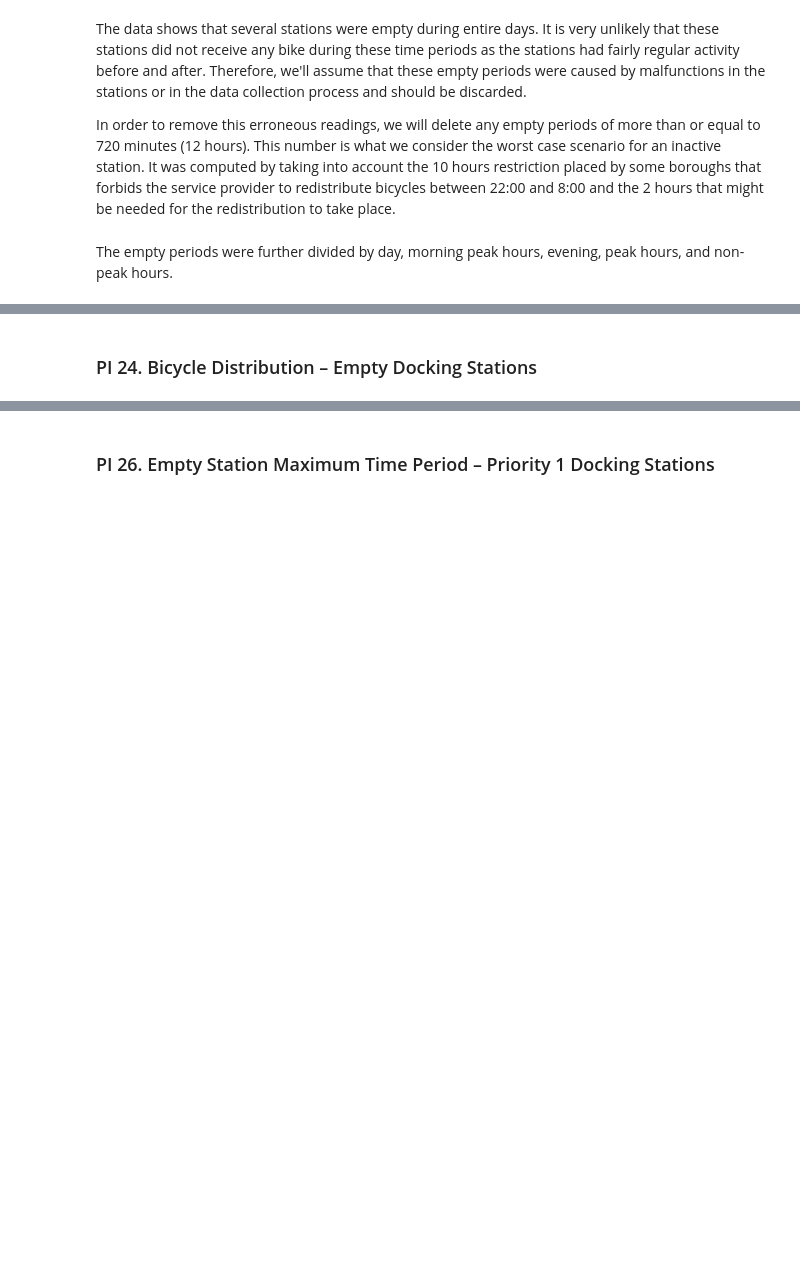
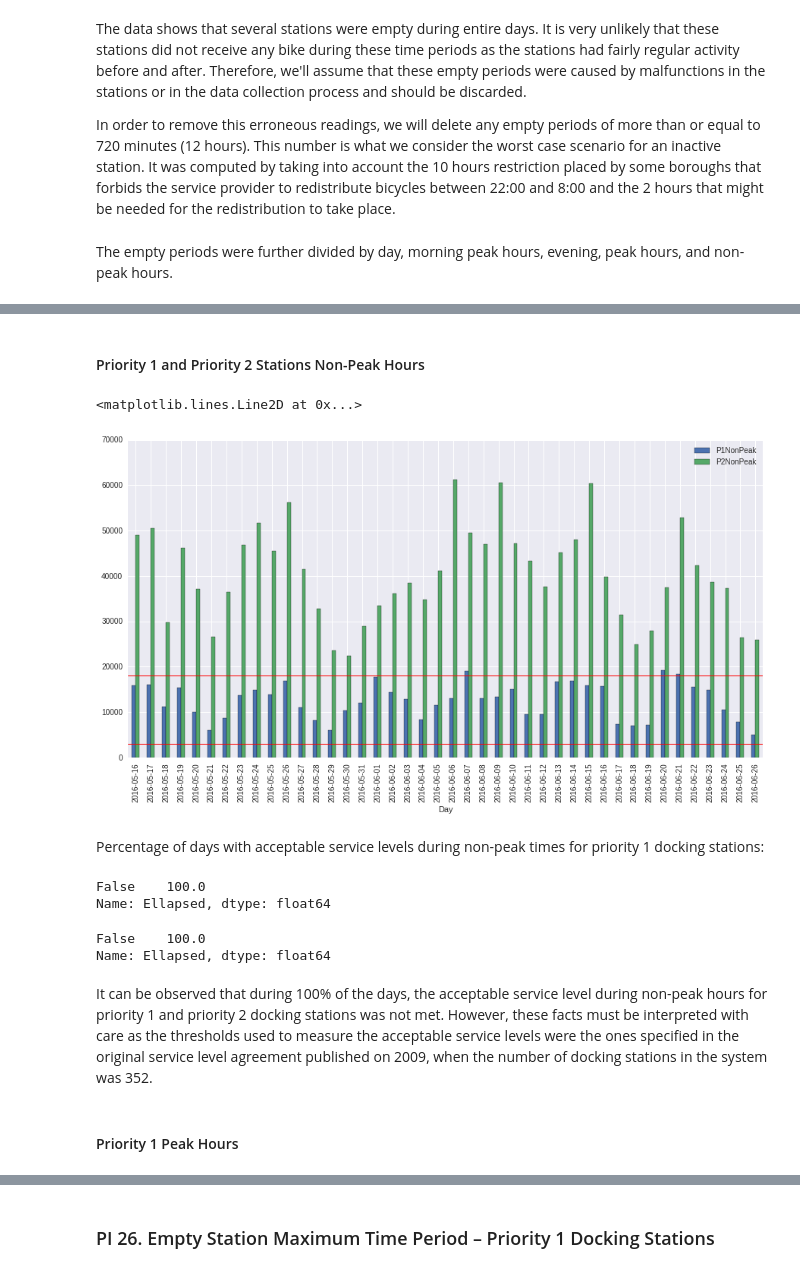
Before and after one commit to ibrahim85/spts-uoe, a Jupyter notebook: Untitled.ipynb, the cells around one changed output, grey strips where cells are left out. Drawn from its saved outputs; the diff is of its cells as text; code cells hidden in the pictures; blank space fills up the shorter version.

Commit message:
did empty PIs

```diff
--- a/Untitled.ipynb
+++ b/Untitled.ipynb
@@ -46,7 +65,7 @@ The data shows that several stations were empty during entire days. It is very u
 
 In order to remove this erroneous readings, we will delete any empty periods of more than or equal to 720 minutes (12 hours). This number is what we consider the worst case scenario for an inactive station. It was computed by taking into account the 10 hours restriction placed by some boroughs that forbids the service provider to redistribute bicycles between 22:00 and 8:00 and the 2 hours that might be needed for the redistribution to take place.
 # %%
-invalid_group_ids = empty_groups[empty_groups.Ellapsed >= 720].GroupId
+invalid_group_ids = empty_groups[empty_groups.Ellapsed >= 480].GroupId
 empty_entries = empty_entries[~empty_entries.GroupId.isin(invalid_group_ids)]
 # %% [markdown]
 The empty periods were further divided by day, morning peak hours, evening, peak hours, and non-peak hours.
@@ -148,2 +90,34 @@ sns.distplot(empty_periods.Ellapsed, kde=False)
-# %% [markdown]
-### PI 24. Bicycle Distribution – Empty Docking Stations
+# %% [markdown]
+#### Priority 1 and Priority 2 Stations	Non-Peak Hours
+# %%
+p1_non_peak_threshold = 3000
+p2_non_peak_threshold = 18000
+# %%
+p1_non_peak = pi24_results.xs((1.0, 'NON_PEAK'), level=('Priority', 'PeakHours'))
+p2_non_peak = pi24_results.xs((2.0, 'NON_PEAK'), level=('Priority', 'PeakHours'))
+# %%
+non_peak = pd.concat([p1_non_peak, p2_non_peak], axis=1)
+non_peak.columns = ['P1NonPeak', 'P2NonPeak']
+# %%
+ax = non_peak.plot(kind='bar')
+ax.axhline(y=p1_non_peak_threshold, linewidth=1, color='r')
+ax.axhline(y=p2_non_peak_threshold, linewidth=1, color='r')
+# %% [output]
+<matplotlib.lines.Line2D at 0x...>
+[figure, added]
+# %% [markdown]
+Percentage of days with acceptable service levels during non-peak times for priority 1 docking stations:
+# %%
+(p1_non_peak.Ellapsed <=p1_non_peak_threshold).value_counts() / len(p1_non_peak) * 100
+# %% [output]
+False    100.0
+Name: Ellapsed, dtype: float64
+# %%
+(p2_non_peak.Ellapsed <=p2_non_peak_threshold).value_counts() / len(p2_non_peak) * 100
+# %% [output]
+False    100.0
+Name: Ellapsed, dtype: float64
+# %% [markdown]
+It can be observed that during 100% of the days, the acceptable service level during non-peak hours for priority 1 and priority 2 docking stations was not met. However, these facts must be interpreted with care as the thresholds used to measure the acceptable service levels were the ones specified in the original service level agreement published on 2009, when the number of docking stations in the system was 352.
+# %% [markdown]
+#### Priority 1	Peak Hours
```
Also changed, not shown: parts of 119 cells of this notebook, 5 other files.
